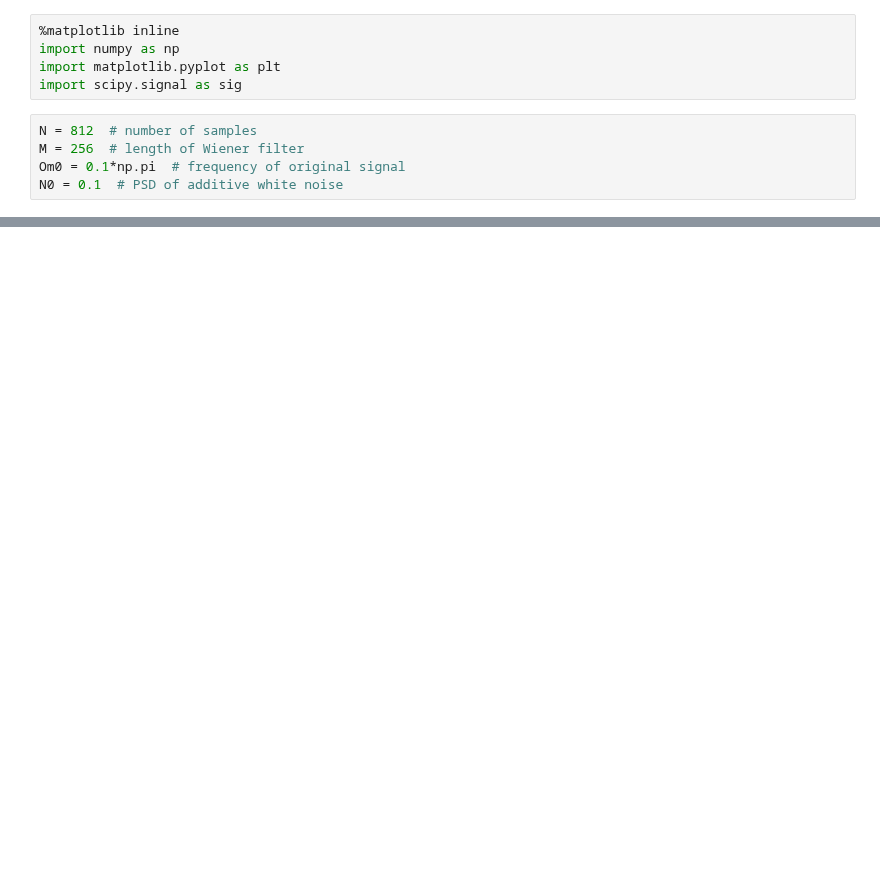
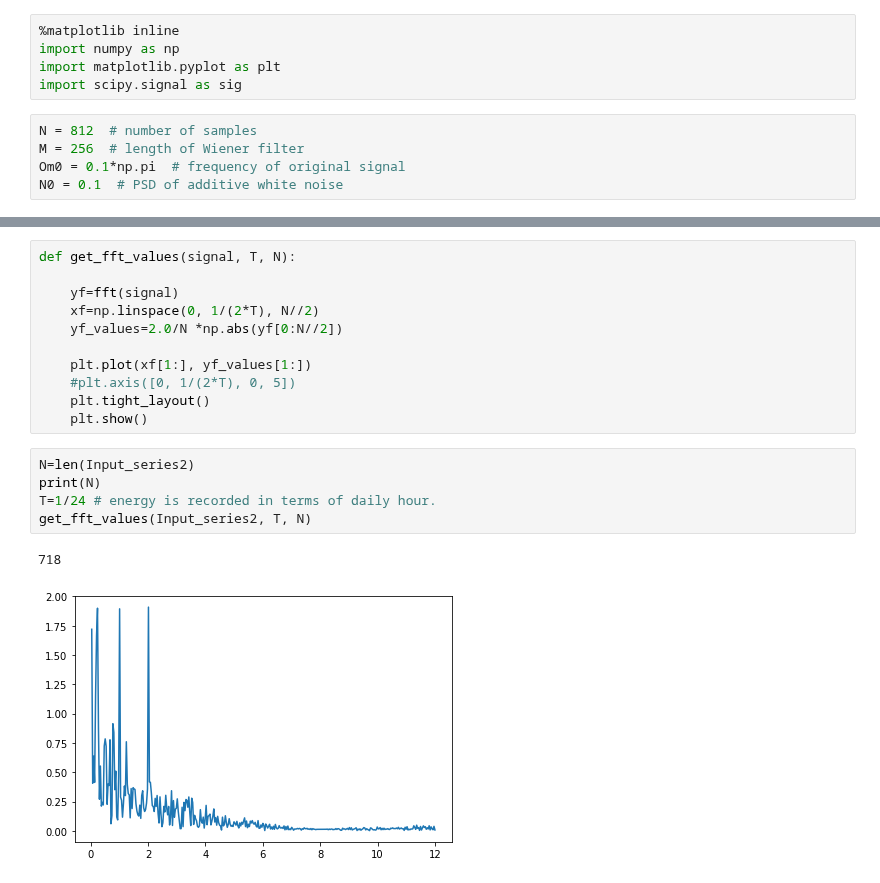
Before and after one commit to krishna0890227/Signal-Processing, a Jupyter notebook: Fourier_study.ipynb, the cells around one changed output, grey strips where cells are left out. Cells and saved outputs as stored; diff of their text form; blank space fills up the shorter version.

```diff
--- a/Fourier_study.ipynb
+++ b/Fourier_study.ipynb
@@ -173,0 +161,19 @@ plt.show()
+# %%
+def get_fft_values(signal, T, N):
+
+    yf=fft(signal)
+    xf=np.linspace(0, 1/(2*T), N//2)
+    yf_values=2.0/N *np.abs(yf[0:N//2])
+
+    plt.plot(xf[1:], yf_values[1:])
+    #plt.axis([0, 1/(2*T), 0, 5])
+    plt.tight_layout()
+    plt.show()
+# %%
+N=len(Input_series2)
+print(N)
+T=1/24 # energy is recorded in terms of daily hour.
+get_fft_values(Input_series2, T, N)
+# %% [output]
+718
+[figure, added]
```
Also changed, not shown: parts of 36 cells of this notebook.
